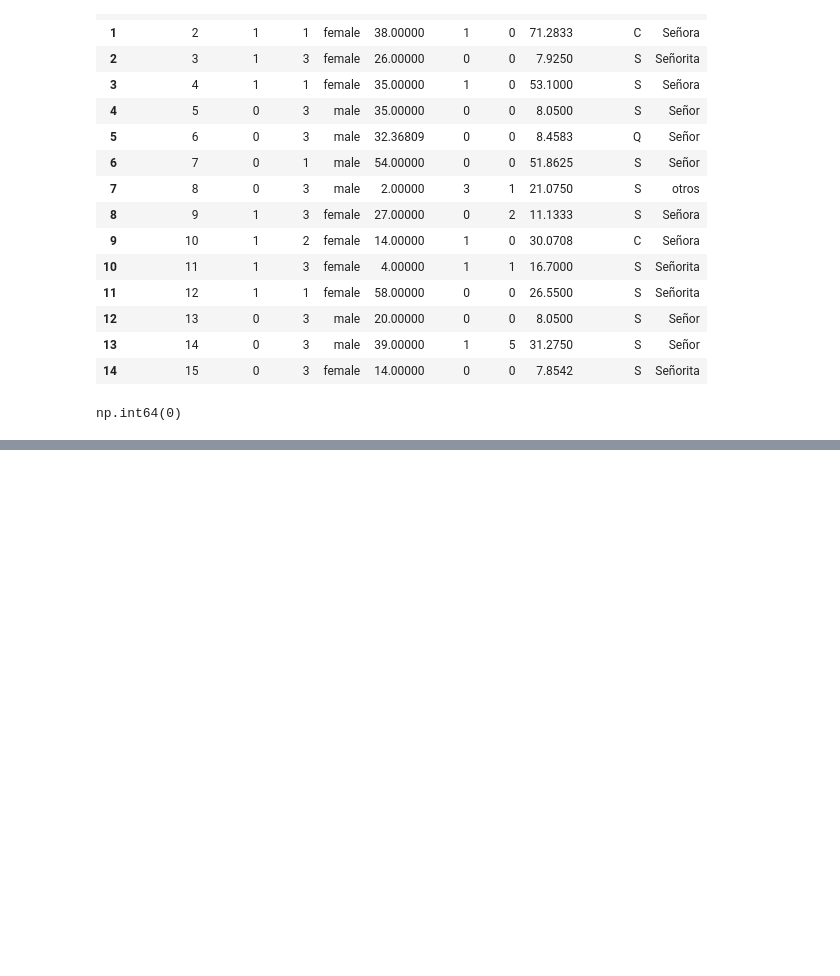
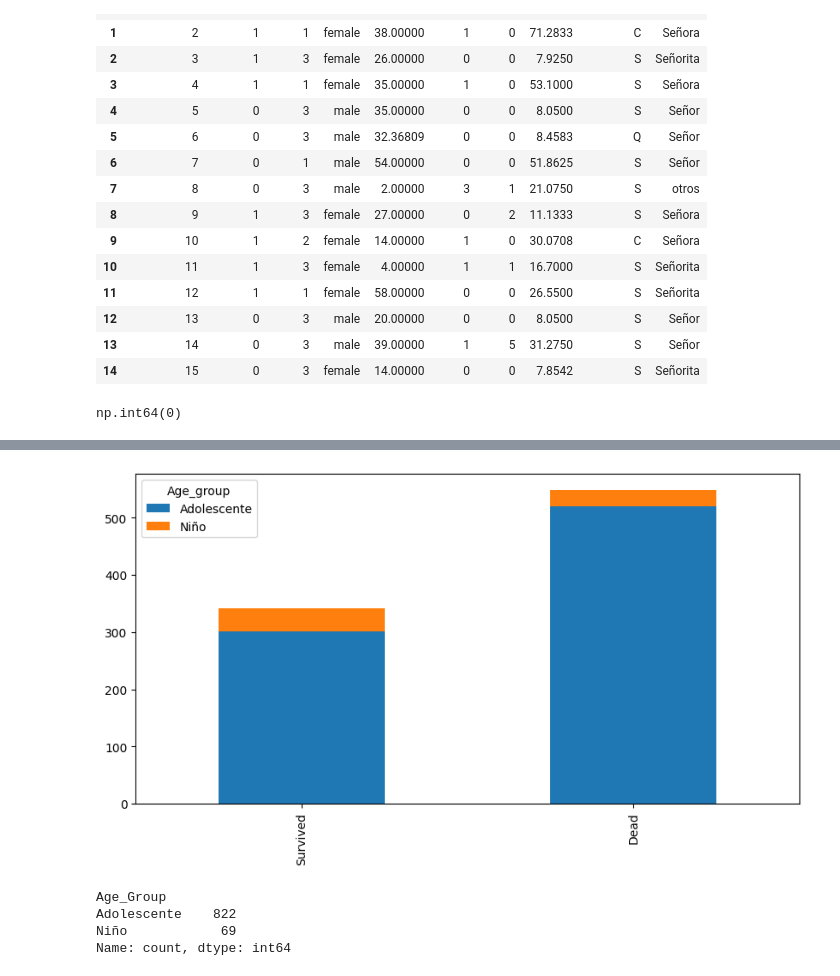
Before and after one commit to jorgeP16/IA_2025, a Jupyter notebook: EDA_TITANIC.ipynb, the cells around one changed output, grey strips where cells are left out. Drawn from its saved outputs; the diff is of its cells as text; code cells hidden in the pictures; blank space fills up the shorter version.

```diff
--- a/EDA_TITANIC.ipynb
+++ b/EDA_TITANIC.ipynb
@@ -276,0 +299,11 @@ np.int64(0)
+# %%
+bar_chart("Age_group")
+# %% [output]
+[figure, added]
+# %%
+print(df["Age_Group"].value_counts())
+# %% [output]
+Age_Group
+Adolescente    822
+Niño            69
+Name: count, dtype: int64
```
Also changed, not shown: parts of 2 cells of this notebook.
